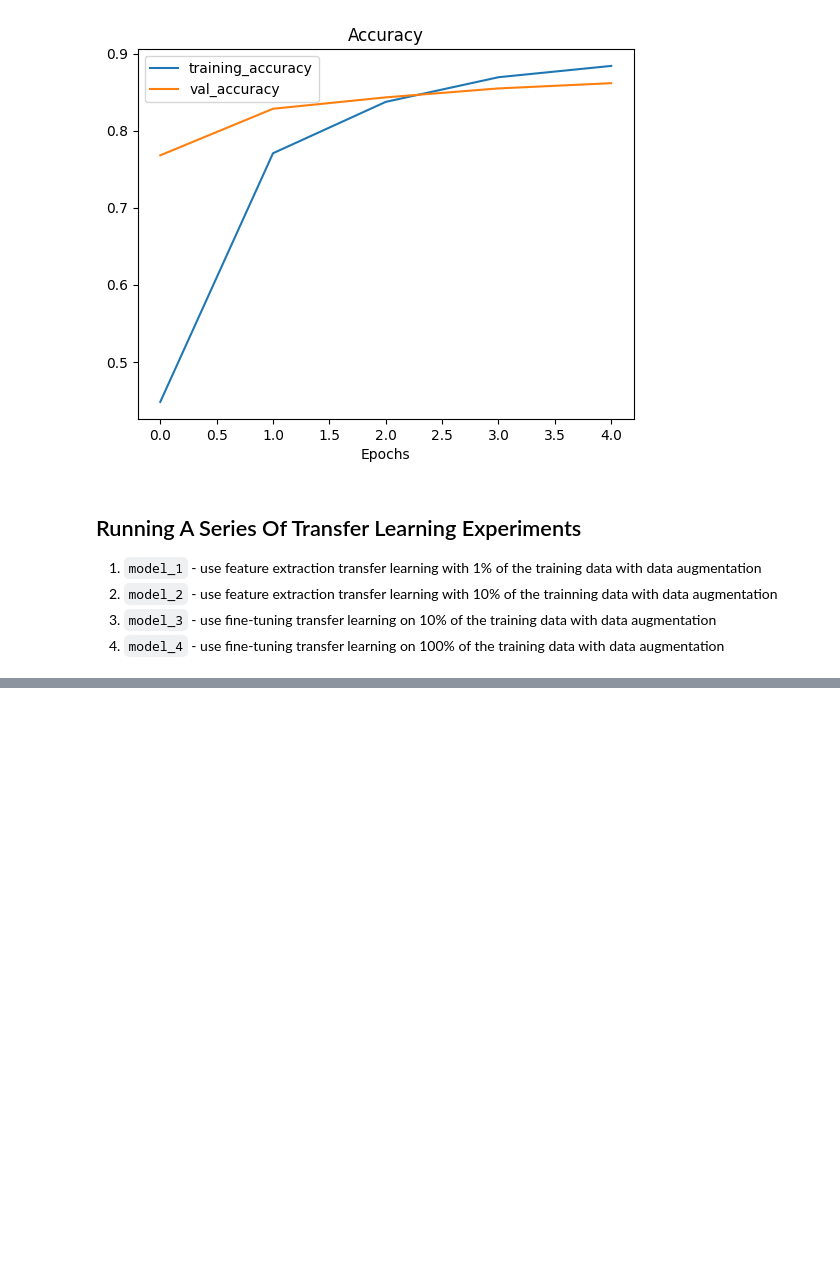
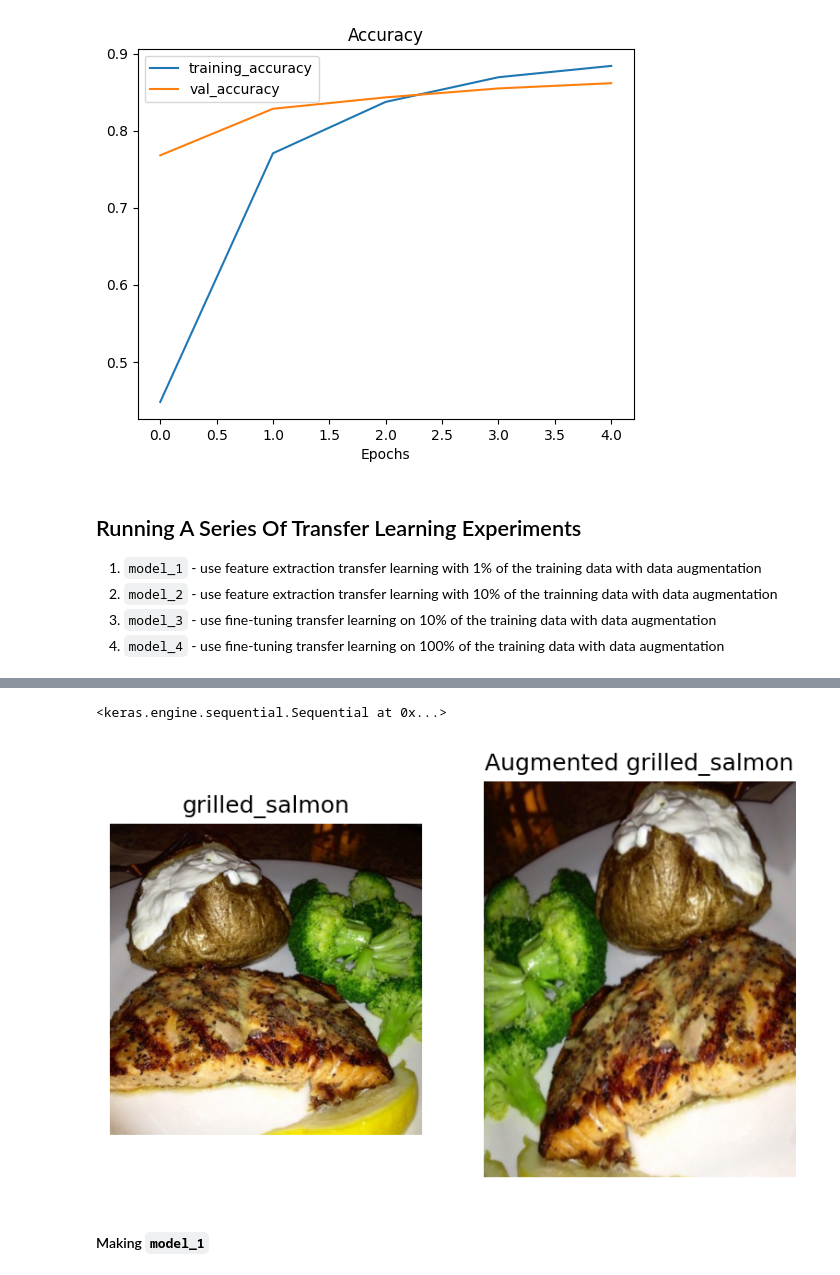
Before and after one commit to kshipra-jadav/ztm-dl, a Jupyter notebook: Transfer_Learning_with_TensorFlow_(Part_2)_ZTM.ipynb, the cells around one changed output, grey strips where cells are left out. Drawn from its saved outputs; the diff is of its cells as text; code cells hidden in the pictures; blank space fills up the shorter version.

Commit message:
Finished Making model_1

```diff
--- a/Transfer_Learning_with_TensorFlow_(Part_2)_ZTM.ipynb
+++ b/Transfer_Learning_with_TensorFlow_(Part_2)_ZTM.ipynb
@@ -167,0 +209,5 @@ plot_loss_curves(model_0_history)
+# %%
+base_dir_1pc = "10_food_classes_1_percent"
+train_dir_1pc = f"{base_dir_1pc}/train"
+test_dir_1pc = f"{base_dir_1pc}/test"
+image_size = (224, 224)
@@ -167,0 +234,43 @@ plot_loss_curves(model_0_history)
+# %%
+from tensorflow.keras import layers, Sequential
+
+data_augmentation = Sequential([
+    layers.RandomFlip("horizontal"),
+    layers.RandomRotation(0.2),
+    layers.RandomZoom(0.2),
+    layers.RandomHeight(0.2),
+    layers.RandomWidth(0.2)
+], name="data_augmentation")
+
+data_augmentation
+# %% [output]
+<keras.engine.sequential.Sequential at 0x...>
+# %%
+from matplotlib import pyplot as plt
+from matplotlib import image as mpimg
+import os
+import random
+plt.rcParams['figure.dpi'] = 150
+
+target_class = random.choice(train_data_1pc.class_names)
+target_dir = os.path.join(train_dir_1pc, target_class)
+
+random_image_name = random.choice(os.listdir(target_dir))
+random_image_path = target_dir + "/" + random_image_name
+
+random_image = mpimg.imread(random_image_path)
+augmented_image = data_augmentation(random_image, training=True) / 255.
+
+plt.subplot(1, 2, 1)
+plt.imshow(random_image)
+plt.title(target_class)
+plt.axis(False)
+
+plt.subplot(1, 2, 2)
+plt.imshow(augmented_image)
+plt.title(f"Augmented {target_class}")
+plt.axis(False);
+# %% [output]
+[figure, added]
+# %% [markdown]
+#### Making `model_1`
```
Also changed, not shown: parts of 12 cells of this notebook.
